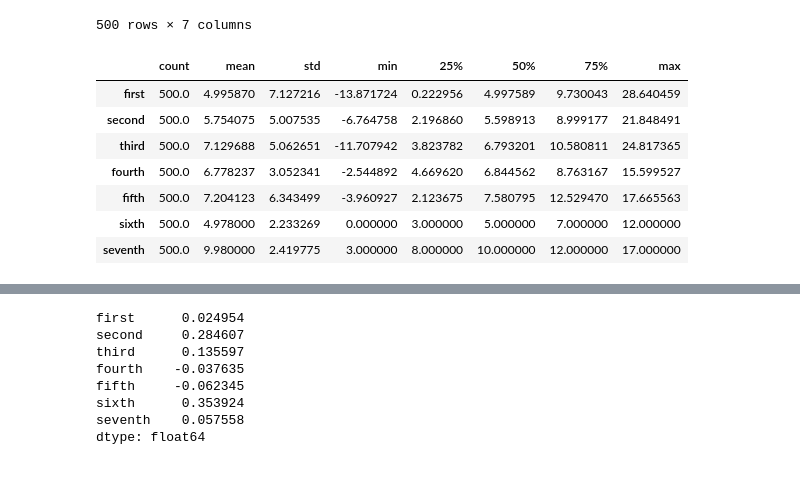
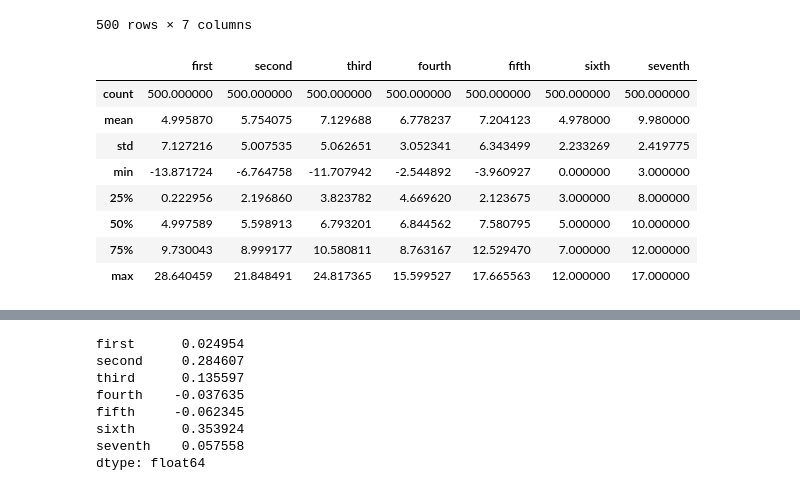
Before and after one commit to WhyNotKo/Statistical-information-processing-methods, a Jupyter notebook: lab1.ipynb, the cells around one changed output, grey strips where cells are left out. Cells and saved outputs as stored; diff of their text form; code cells hidden in the pictures.

```diff
--- a/lab1.ipynb
+++ b/lab1.ipynb
@@ -19,17 +52,18 @@ data
 | 499 | 11.083108 | -0.720757 | 6.714316 | 3.628296 | 14.752318 | 8 | 9 |
 500 rows × 7 columns
 # %%
-res = data.describe().T
+res = data.describe()
 res
 # %% [output]
-|  | count | mean | std | min | 25% | 50% | 75% | max |
-| first | 500.0 | 4.995870 | 7.127216 | -13.871724 | 0.222956 | 4.997589 | 9.730043 | 28.640459 |
-| second | 500.0 | 5.754075 | 5.007535 | -6.764758 | 2.196860 | 5.598913 | 8.999177 | 21.848491 |
-| third | 500.0 | 7.129688 | 5.062651 | -11.707942 | 3.823782 | 6.793201 | 10.580811 | 24.817365 |
-| fourth | 500.0 | 6.778237 | 3.052341 | -2.544892 | 4.669620 | 6.844562 | 8.763167 | 15.599527 |
-| fifth | 500.0 | 7.204123 | 6.343499 | -3.960927 | 2.123675 | 7.580795 | 12.529470 | 17.665563 |
-| sixth | 500.0 | 4.978000 | 2.233269 | 0.000000 | 3.000000 | 5.000000 | 7.000000 | 12.000000 |
-| seventh | 500.0 | 9.980000 | 2.419775 | 3.000000 | 8.000000 | 10.000000 | 12.000000 | 17.000000 |
+|  | first | second | third | fourth | fifth | sixth | seventh |
+| count | 500.000000 | 500.000000 | 500.000000 | 500.000000 | 500.000000 | 500.000000 | 500.000000 |
+| mean | 4.995870 | 5.754075 | 7.129688 | 6.778237 | 7.204123 | 4.978000 | 9.980000 |
+| std | 7.127216 | 5.007535 | 5.062651 | 3.052341 | 6.343499 | 2.233269 | 2.419775 |
+| min | -13.871724 | -6.764758 | -11.707942 | -2.544892 | -3.960927 | 0.000000 | 3.000000 |
+| 25% | 0.222956 | 2.196860 | 3.823782 | 4.669620 | 2.123675 | 3.000000 | 8.000000 |
+| 50% | 4.997589 | 5.598913 | 6.793201 | 6.844562 | 7.580795 | 5.000000 | 10.000000 |
+| 75% | 9.730043 | 8.999177 | 10.580811 | 8.763167 | 12.529470 | 7.000000 | 12.000000 |
+| max | 28.640459 | 21.848491 | 24.817365 | 15.599527 | 17.665563 | 12.000000 | 17.000000 |
 # %%
 data.plot(kind = 'density')
 # %% [output]
```
Also changed, not shown: parts of 5 cells of this notebook.
